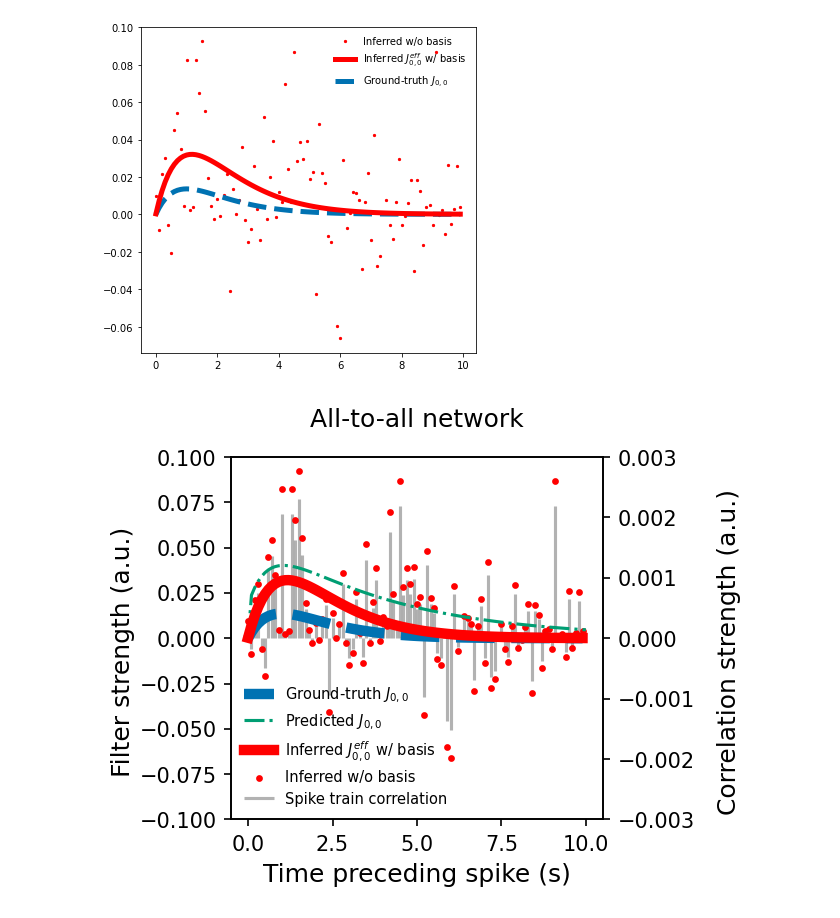
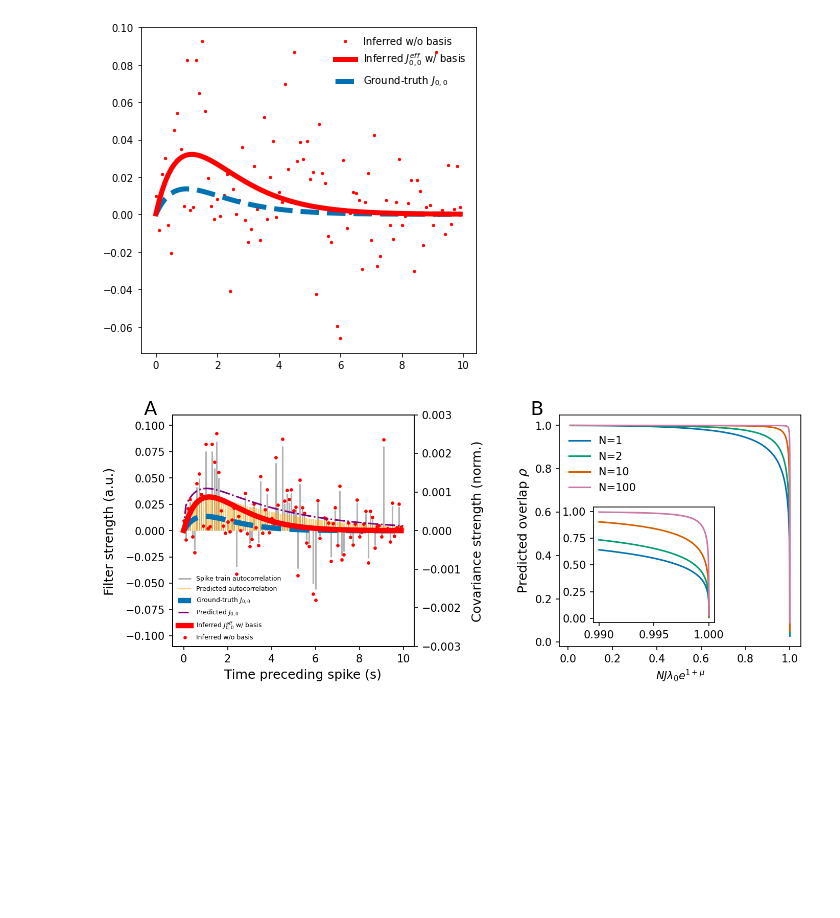
Before and after one commit to tongliang11/hidden-neuron-simulation, a Jupyter notebook: src/Figures_final.ipynb, the cells around one changed output. Saved outputs shown, nothing was run; the diff lists cells and outputs as text; code cells hidden in the pictures; blank space fills up the shorter version.

Commit message:
some updates on figures

```diff
--- a/src/Figures_final.ipynb
+++ b/src/Figures_final.ipynb
@@ -1045,38 +1173,66 @@ plt.legend(frameon=False)
 <matplotlib.legend.Legend at 0x...>
 [figure]
 # %%
-fig, axs = plt.subplots(1, 1, figsize=(4,3), dpi=150)
+from mpl_toolkits.axes_grid1.inset_locator import inset_axes
+
+fig, (axs, axs2) = plt.subplots(1, 2, figsize=(10,4), dpi=150, gridspec_kw={'width_ratios':[1,1], 'hspace':0.2, 'wspace':0.6, 'left':0.08})
 filter_length = 100
 dt = 0.1
 ax2 = axs.twinx()
-axs.vlines(np.arange(filter_length)[:-1] * dt, 0, cov00[1:], color='black',alpha=0.3, label="Spike train correlation", zorder=0)
+axs.vlines(np.arange(filter_length)[:-1] * dt, 0, cov00[1:], color='black',alpha=0.3, label="Spike train autocorrelation", zorder=0)
 axs.set_ylim(-0.003, 0.003)
 axs.yaxis.tick_right()
-axs.legend(frameon=False, loc="lower left", prop={'size': 7})
+# axs.set_ylabel("okkkkk")
+pred_cov_path = "./figure_data/Autocov_alphafilter_M64_J0.037_mu-2.txt"
+with open(pred_cov_path, "r") as f:
+    lines = [line.rstrip().split("\t")[1].split("+")[0] for line in f][1:]
+# plt.plot(data)
+
+axs.vlines(np.linspace(0.1, 10, 100), 0, [float(line) for line in lines], color='orange',alpha=0.5, label="Predicted autocorrelation")
+axs.legend(frameon=False, loc="lower left",bbox_to_anchor=(0, 0.21), prop={'size': 6})
 ax2.scatter(np.arange(filter_length) * dt, no_basis, s=5, color='red', label="Inferred w/o basis")
 
 ax2.plot(np.arange(filter_length) * dt, w_basis, linewidth=5, label=r"Inferred $J^{{eff}}_{{{},{}}}$ w/ basis".format(0,0), color='red', zorder=100)
-ax2.set_ylim(-0.1, 0.1)
+ax2.set_ylim(-0.11, 0.11)
 alpha_filter = [0.037* k*np.exp(-k) for k in np.arange(filter_length)*dt]
 ax2.plot(np.arange(filter_length) * dt,
                alpha_filter, '--', linewidth=5, label=r"Ground-truth $J_{{{},{}}}$".format(0,0))
 ax2.yaxis.tick_left()
 
 
 pred_J00 = np.loadtxt("./figure_data/Jhat_alphafilter_M64_J0.037_mu-2.txt")
-ax2.plot(pred_J00[:,0], pred_J00[:,1], "-.",label="Predicted $J_{0,0}$")
+ax2.plot(pred_J00[:,0], pred_J00[:,1],  "-.",color="purple",label="Predicted $J_{0,0}$")
+
+
+
 handles, labels = ax2.get_legend_handles_labels()
 order = [2,3,1,0]
 # ax2.legend([handles[idx] for idx in order],[labels[idx] for idx in order], frameon=False)
-ax2.legend([handles[idx] for idx in order],[labels[idx] for idx in order], bbox_to_anchor=(0, 0.06), frameon=False, loc="lower left", prop={'size': 7})
-fig.text(0.5, 1, 'All-to-all network', ha='center', size=12)
-fig.text(0.5, -0.01, 'Time preceding spike (s)', ha='center', size=12)
+ax2.legend([handles[idx] for idx in order],[labels[idx] for idx in order], bbox_to_anchor=(0, 0), frameon=False, loc="lower left", prop={'size': 6})
+ax2.text(-0.12, 1, 'A', transform=ax2.transAxes,
+            size=18)
+
+for obs in [1, 2, 10, 100]:
+    data = np.loadtxt(f"./figure_data/rho_alphafilter_x01_N{obs}.txt")
+    axs2.plot(data[:,0], data[:,1], label=f"N={obs}")
+axins2 = inset_axes(axs2, width="50%", height="50%", bbox_to_anchor=(0.12, 0.08, 1, 1),bbox_transform=axs2.transAxes, loc=3)
+for obs in [1, 2, 10, 100]:
+    data = np.loadtxt(f"./figure_data/rho_alphafilter_x0991_N{obs}.txt")
+    axins2.plot(data[:,0], data[:,1])
+
+axs2.set_xlabel(r"$NJ\lambda_0 e^{1+\mu}$")
+axs2.set_ylabel(r"Predicted overlap $\rho$", fontsize=12)
+axs2.legend(frameon=False, bbox_to_anchor=(0, -0.05, 1, 1),bbox_transform=axs2.transAxes, loc=2)
+axs2.text(-0.12, 1, 'B', transform=axs2.transAxes,
+            size=18)
+# fig.text(0.5, 0.95, 'All-to-all network', ha='center', size=12)
+fig.text(0.25, 0.02, 'Time preceding spike (s)', ha='center', size=12)
 fig.text(-0.01, 0.5, 'Filter strength (a.u.)',
          va='center', rotation='vertical', size=12)
-fig.text(1.00, 0.5, 'Correlation strength (a.u.)',
+fig.text(0.47, 0.5, 'Covariance strength (norm.)',
          va='center', rotation='vertical', size=12)
 fig.tight_layout()
-# filename="all2all_network_1neuron.pdf"
-# plt.savefig(f'./Figures/{filename}', bbox_inches="tight")
+filename="all2all_network_1neuron.pdf"
+plt.savefig(f'./Figures/{filename}', bbox_inches="tight")
 # %% [output]
-[figure, old version]
+[figure, new version]
```
Also changed, not shown: parts of 11 cells of this notebook, 15 other files.
